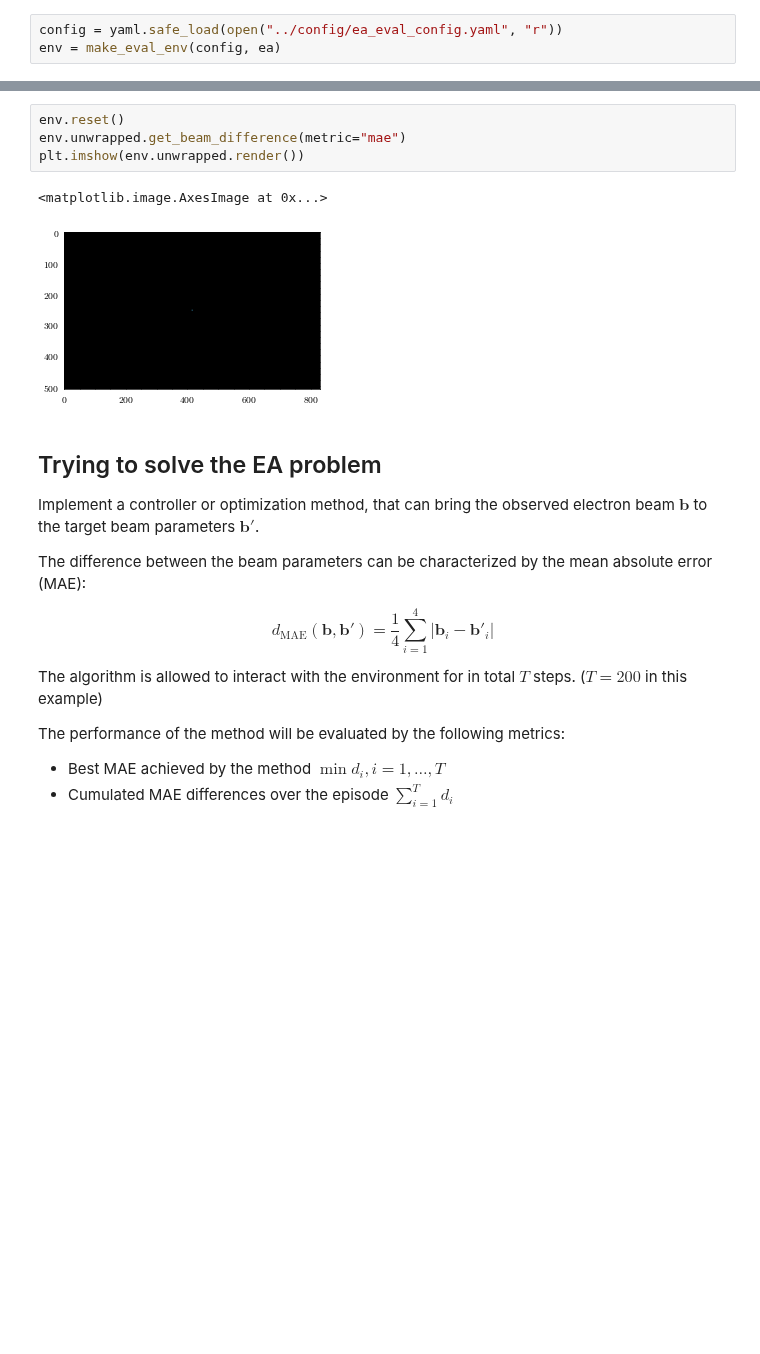
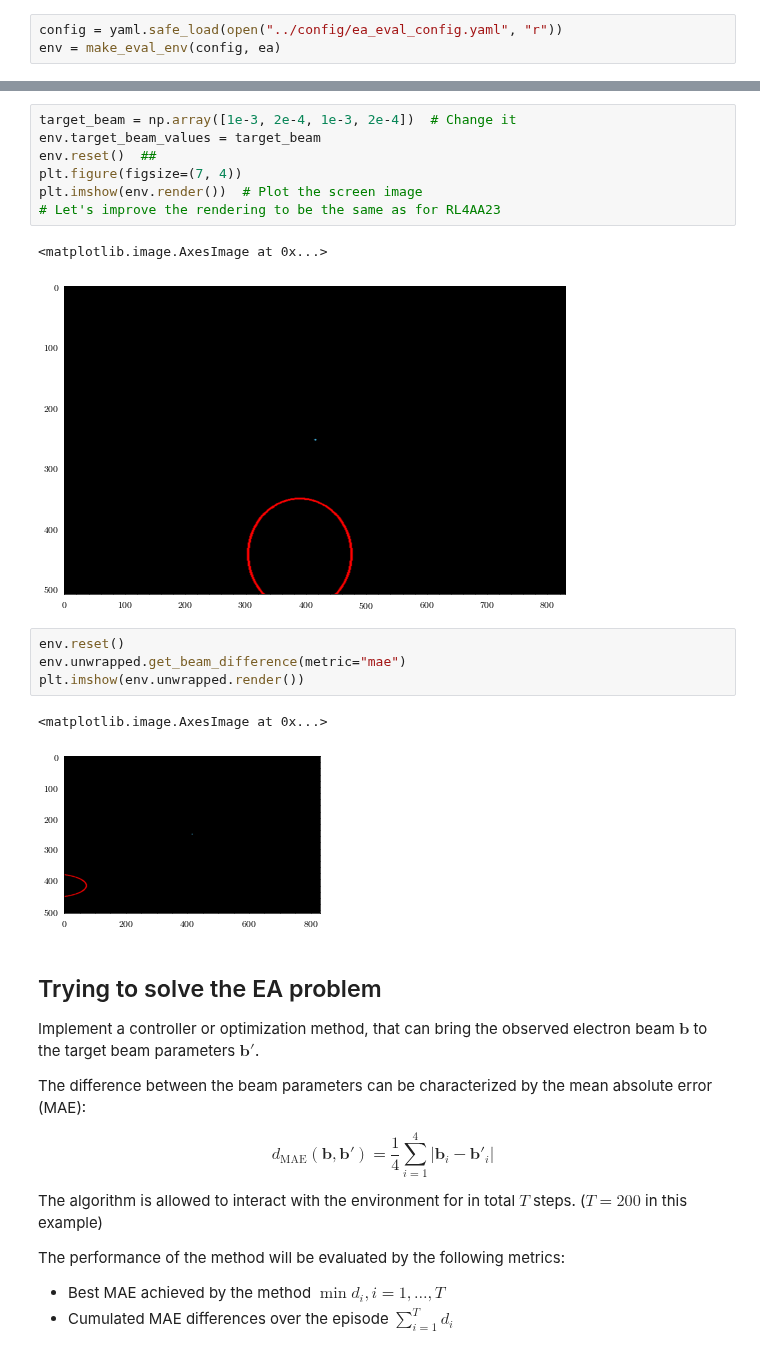
Before and after one commit to RL4AA/rl4aa25-challenge, a Jupyter notebook: notebooks/tutorial_part1.ipynb, the cells around one changed output, grey strips where cells are left out. Drawn from its saved outputs; the diff is of its cells as text; blank space fills up the shorter version.

```diff
--- a/notebooks/tutorial_part1.ipynb
+++ b/notebooks/tutorial_part1.ipynb
@@ -25,10 +258,20 @@ Actions:
+# %%
+target_beam = np.array([1e-3, 2e-4, 1e-3, 2e-4])  # Change it
+env.target_beam_values = target_beam
+env.reset()  ##
+plt.figure(figsize=(7, 4))
+plt.imshow(env.render())  # Plot the screen image
+# Let's improve the rendering to be the same as for RL4AA23
+# %% [output]
+<matplotlib.image.AxesImage at 0x...>
+[figure, added]
 # %%
 env.reset()
 env.unwrapped.get_beam_difference(metric="mae")
 plt.imshow(env.unwrapped.render())
 # %% [output]
 <matplotlib.image.AxesImage at 0x...>
-[figure, old version]
+[figure, new version]
 # %% [markdown]
 ## Trying to solve the EA problem
 
```
Also changed, not shown: parts of 24 cells of this notebook.
